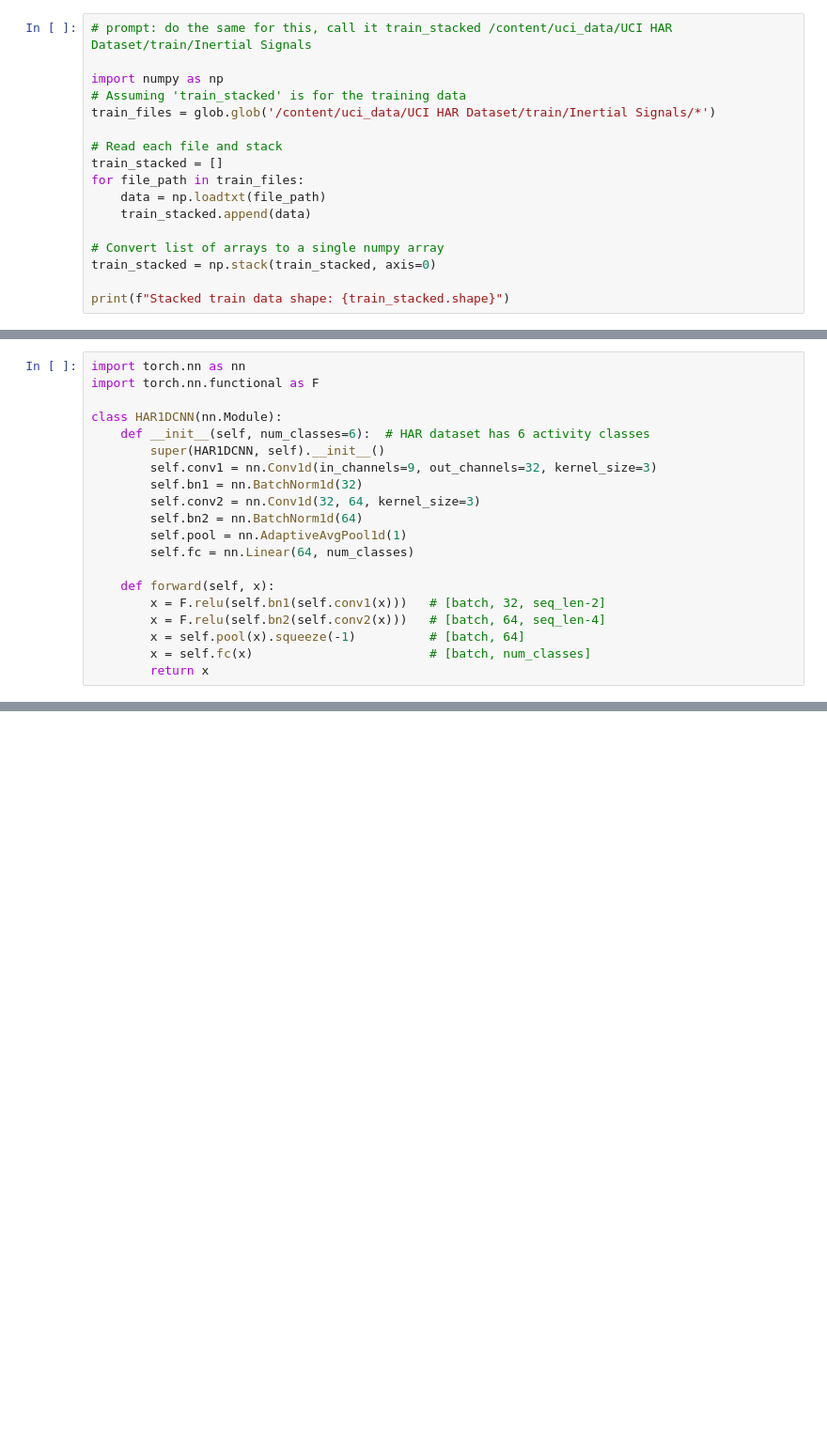
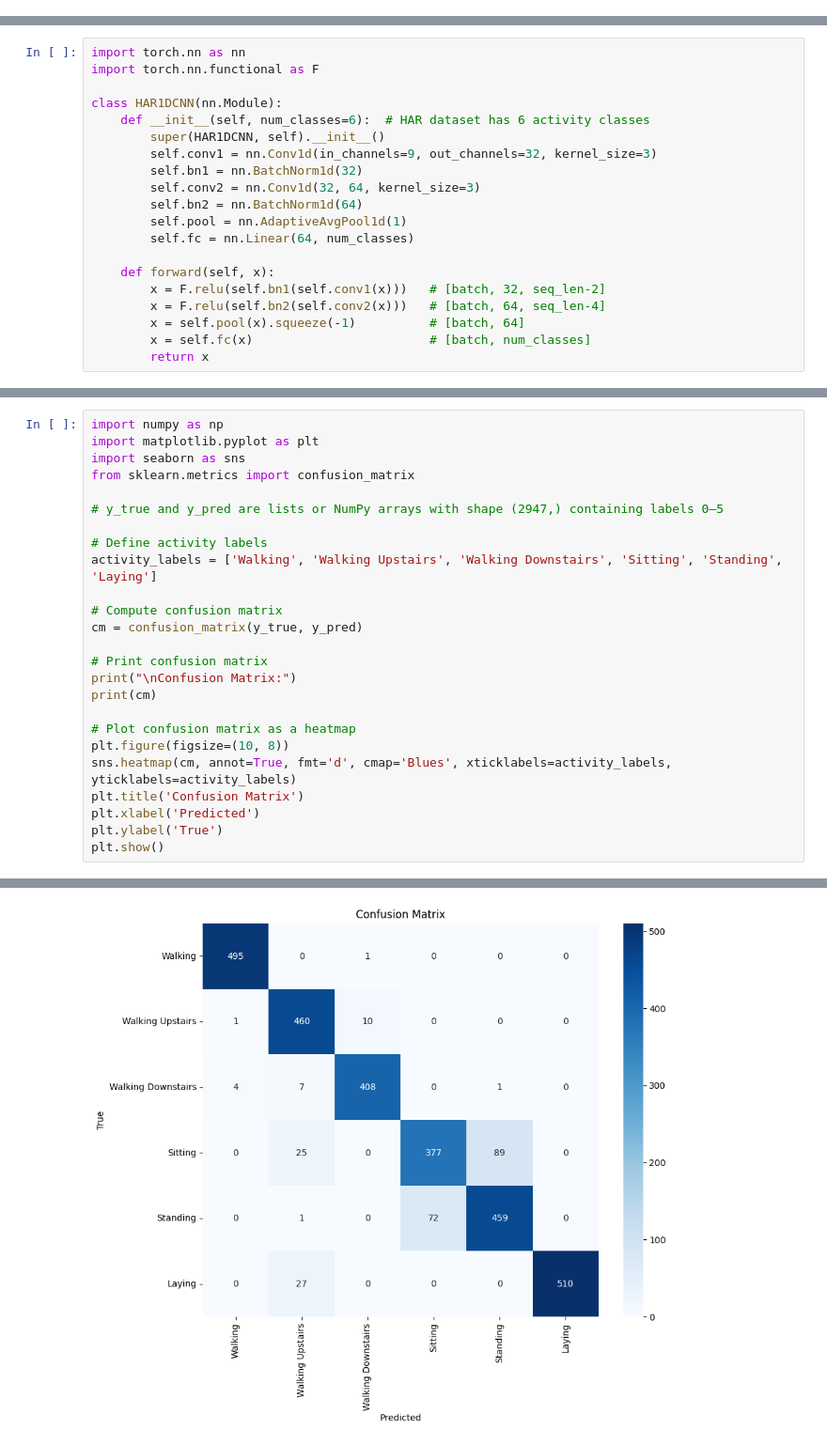
Before and after one commit to kiboiWanjohi/EASY_ML, a Jupyter notebook: Tutorials/1D_CNN_real_data.ipynb, the cells around one changed output, grey strips where cells are left out. Shown: that part at 94% size. Cells and saved outputs as stored; diff of their text form; blank space fills up the shorter version.

```diff
--- a/Tutorials/1D_CNN_real_data.ipynb
+++ b/Tutorials/1D_CNN_real_data.ipynb
@@ -353,17 +342,0 @@ Stacked test data shape: (9, 2947, 128)
-# %%
-# prompt: do the same for this, call it train_stacked /content/uci_data/UCI HAR Dataset/train/Inertial Signals
-
-import numpy as np
-# Assuming 'train_stacked' is for the training data
-train_files = glob.glob('/content/uci_data/UCI HAR Dataset/train/Inertial Signals/*')
-
-# Read each file and stack
-train_stacked = []
-for file_path in train_files:
-    data = np.loadtxt(file_path)
-    train_stacked.append(data)
-
-# Convert list of arrays to a single numpy array
-train_stacked = np.stack(train_stacked, axis=0)
-
-print(f"Stacked train data shape: {train_stacked.shape}")
@@ -493,0 +651,26 @@ RuntimeError: Input type (torch.cuda.FloatTensor) and weight type (torch.FloatTe
+# %%
+import numpy as np
+import matplotlib.pyplot as plt
+import seaborn as sns
+from sklearn.metrics import confusion_matrix
+
+# y_true and y_pred are lists or NumPy arrays with shape (2947,) containing labels 0–5
+
+# Define activity labels
+activity_labels = ['Walking', 'Walking Upstairs', 'Walking Downstairs', 'Sitting', 'Standing', 'Laying']
+
+# Compute confusion matrix
+cm = confusion_matrix(y_true, y_pred)
+
+# Print confusion matrix
+print("\nConfusion Matrix:")
+print(cm)
+
+# Plot confusion matrix as a heatmap
+plt.figure(figsize=(10, 8))
+sns.heatmap(cm, annot=True, fmt='d', cmap='Blues', xticklabels=activity_labels, yticklabels=activity_labels)
+plt.title('Confusion Matrix')
+plt.xlabel('Predicted')
+plt.ylabel('True')
+plt.show()
+# %% [output]
@@ -493,0 +684 @@ RuntimeError: Input type (torch.cuda.FloatTensor) and weight type (torch.FloatTe
+[figure, added]
```
Also changed, not shown: parts of 13 cells of this notebook.
